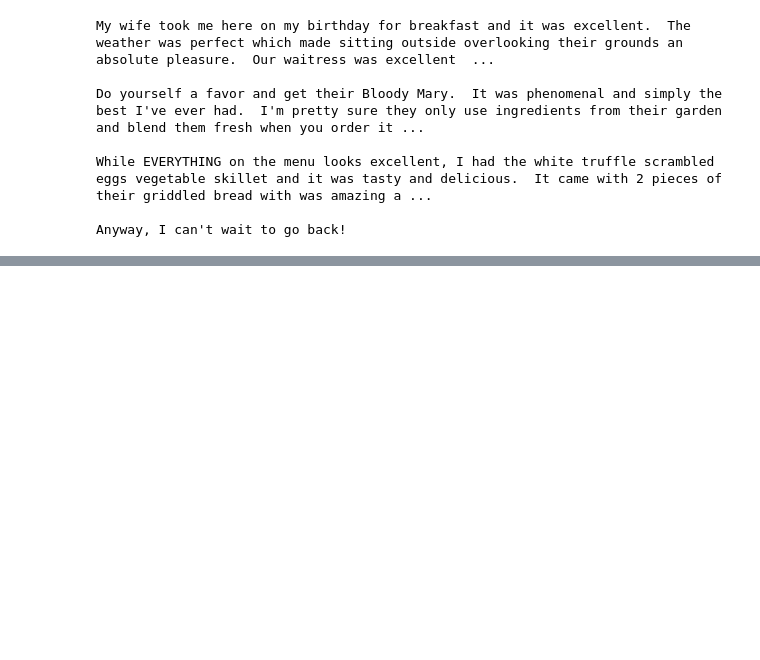
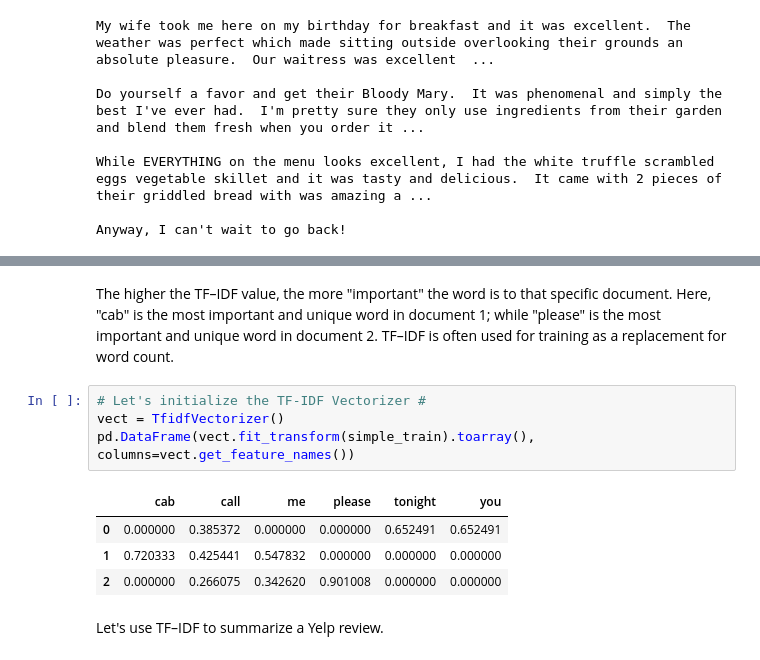
Before and after one commit to Andaluz/Data_Science, a Jupyter notebook: Natural_Language_Processing.ipynb, the cells around one changed output, grey strips where cells are left out. Cells and saved outputs as stored; diff of their text form; blank space fills up the shorter version.

```diff
--- a/Natural_Language_Processing.ipynb
+++ b/Natural_Language_Processing.ipynb
@@ -300,0 +398,13 @@ Anyway, I can't wait to go back!
+# %% [markdown]
+The higher the TF–IDF value, the more "important" the word is to that specific document. Here, "cab" is the most important and unique word in document 1; while "please" is the most important and unique word in document 2. TF–IDF is often used for training as a replacement for word count.
+# %%
+# Let's initialize the TF-IDF Vectorizer #
+vect = TfidfVectorizer()
+pd.DataFrame(vect.fit_transform(simple_train).toarray(), columns=vect.get_feature_names())
+# %% [output]
+|  | cab | call | me | please | tonight | you |
+| 0 | 0.000000 | 0.385372 | 0.000000 | 0.000000 | 0.652491 | 0.652491 |
+| 1 | 0.720333 | 0.425441 | 0.547832 | 0.000000 | 0.000000 | 0.000000 |
+| 2 | 0.000000 | 0.266075 | 0.342620 | 0.901008 | 0.000000 | 0.000000 |
+# %% [markdown]
+Let's use TF–IDF to summarize a Yelp review.
```
Also changed, not shown: parts of 40 cells of this notebook.
